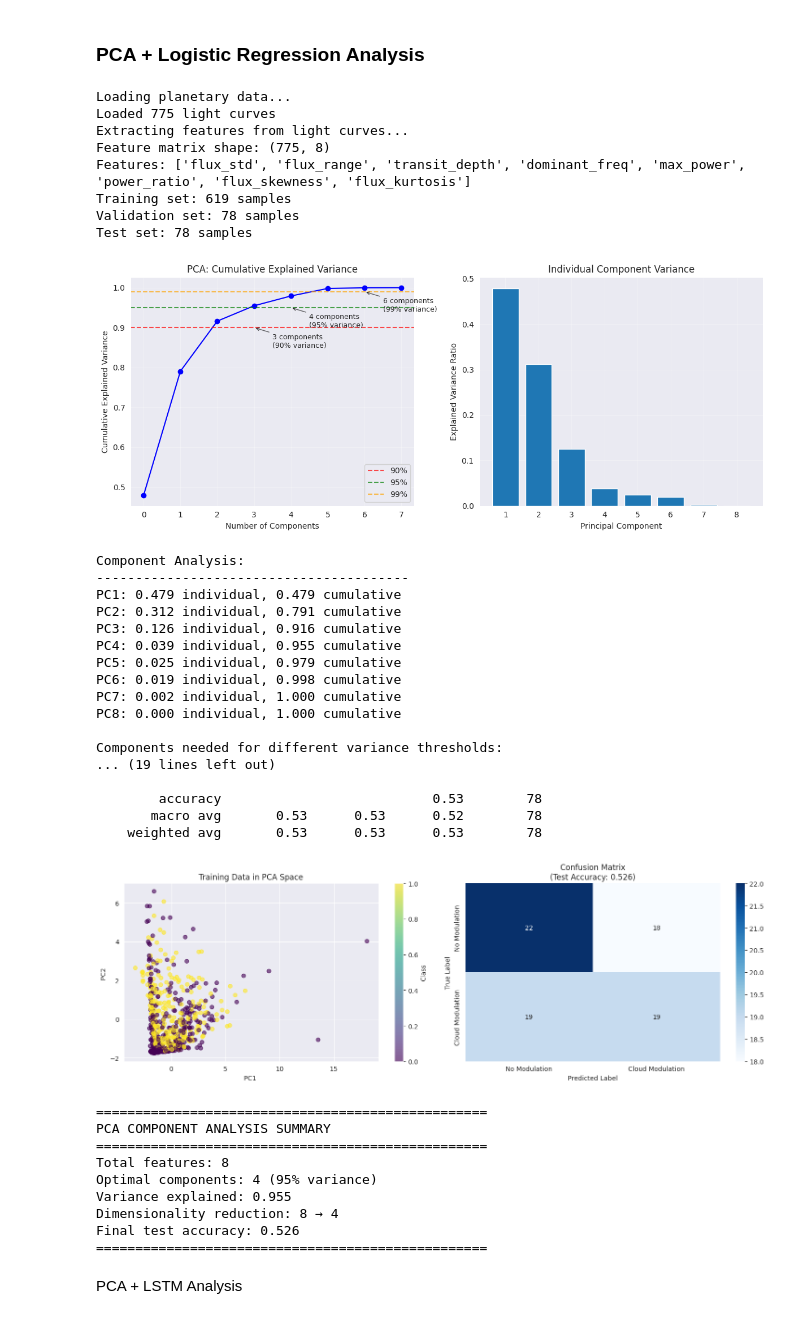
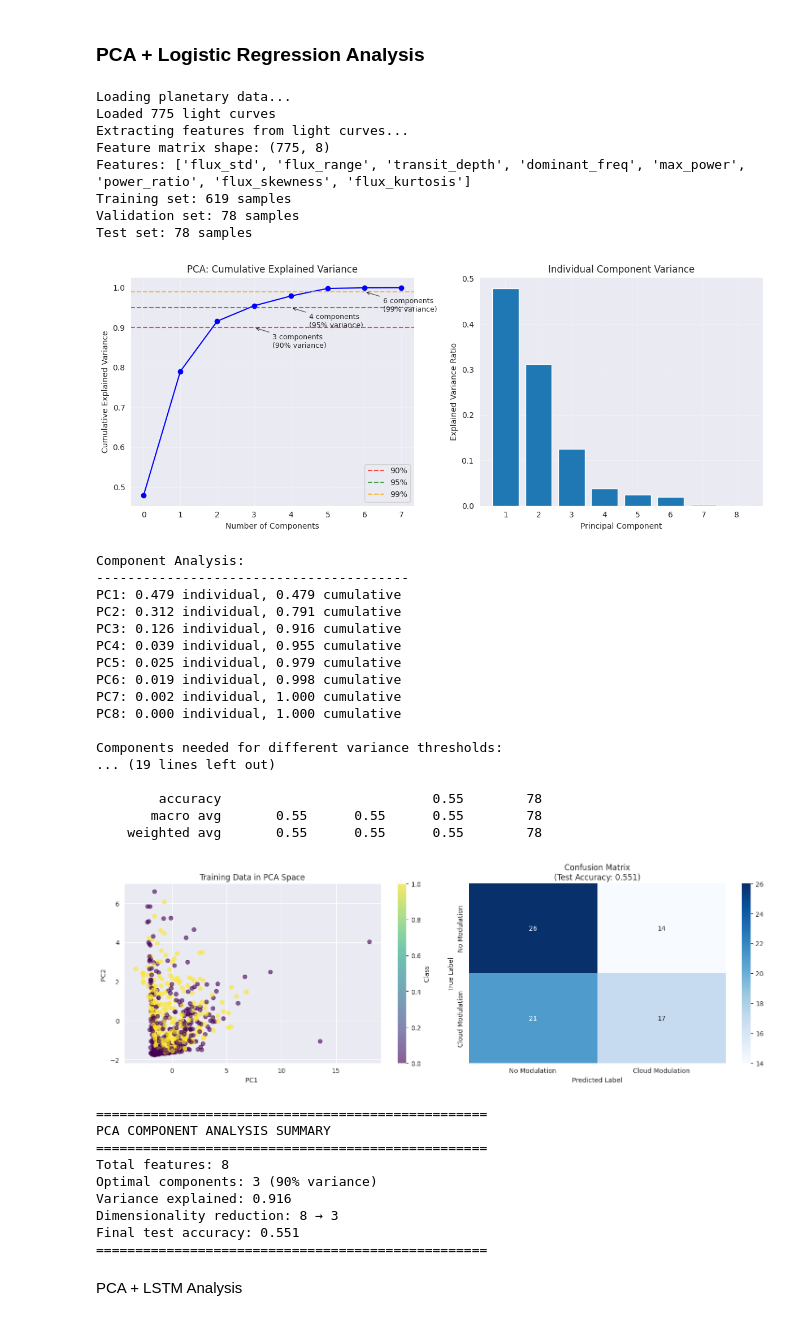
Before and after one commit to pujithasuribhatla/Final_Project, a Jupyter notebook: pylightcurve_ml_pca.ipynb, the cells around one changed output. Drawn from its saved outputs; the diff is of its cells as text; code cells hidden in the pictures.

```diff
--- a/pylightcurve_ml_pca.ipynb
+++ b/pylightcurve_ml_pca.ipynb
@@ -374,9 +374,9 @@ for threshold in [0.80, 0.90, 0.95, 0.99]:
     n_comp = np.argmax(cumvar >= threshold) + 1
     print(f"- {threshold*100:.0f}% variance: {n_comp} components")
 
-# Choose optimal number of components (95% variance)
-optimal_components = np.argmax(cumvar >= 0.95) + 1
-print(f"\nUsing {optimal_components} components (95% variance threshold)")
+# Choose optimal number of components (90% variance)
+optimal_components = np.argmax(cumvar >= 0.90) + 1
+print(f"\nUsing {optimal_components} components (90% variance threshold)")
 
 # Apply PCA with optimal number of components
 pca = PCA(n_components=optimal_components)
@@ -439,47 +439,47 @@ print(f"\n" + "="*50)
 print("PCA COMPONENT ANALYSIS SUMMARY")
 print("="*50)
 print(f"Total features: {X.shape[1]}")
-print(f"Optimal components: {optimal_components} (95% variance)")
+print(f"Optimal components: {optimal_components} (90% variance)")
 print(f"Variance explained: {np.sum(pca.explained_variance_ratio_):.3f}")
 print(f"Dimensionality reduction: {X.shape[1]} → {optimal_components}")
 print(f"Final test accuracy: {test_accuracy:.3f}")
 print("="*50)
 # %% [output]
 Loading planetary data...
 Loaded 775 light curves
 Extracting features from light curves...
 Feature matrix shape: (775, 8)
 Features: ['flux_std', 'flux_range', 'transit_depth', 'dominant_freq', 'max_power', 'power_ratio', 'flux_skewness', 'flux_kurtosis']
 Training set: 619 samples
 Validation set: 78 samples
 Test set: 78 samples
 [figure]
 Component Analysis:
 ----------------------------------------
 PC1: 0.479 individual, 0.479 cumulative
 PC2: 0.312 individual, 0.791 cumulative
 PC3: 0.126 individual, 0.916 cumulative
 PC4: 0.039 individual, 0.955 cumulative
 PC5: 0.025 individual, 0.979 cumulative
 PC6: 0.019 individual, 0.998 cumulative
 PC7: 0.002 individual, 1.000 cumulative
 PC8: 0.000 individual, 1.000 cumulative
 
 Components needed for different variance thresholds:
 ... (19 lines left out)
 
-        accuracy                           0.53        78
-       macro avg       0.53      0.53      0.52        78
-    weighted avg       0.53      0.53      0.53        78
+        accuracy                           0.55        78
+       macro avg       0.55      0.55      0.55        78
+    weighted avg       0.55      0.55      0.55        78
-[figure, old version]
+[figure, new version]
 ==================================================
 PCA COMPONENT ANALYSIS SUMMARY
 ==================================================
 Total features: 8
-Optimal components: 4 (95% variance)
-Variance explained: 0.955
-Dimensionality reduction: 8 → 4
-Final test accuracy: 0.526
+Optimal components: 3 (90% variance)
+Variance explained: 0.916
+Dimensionality reduction: 8 → 3
+Final test accuracy: 0.551
 ==================================================
 # %% [markdown]
 PCA + LSTM Analysis
```
Also changed, not shown: 1 other file.
